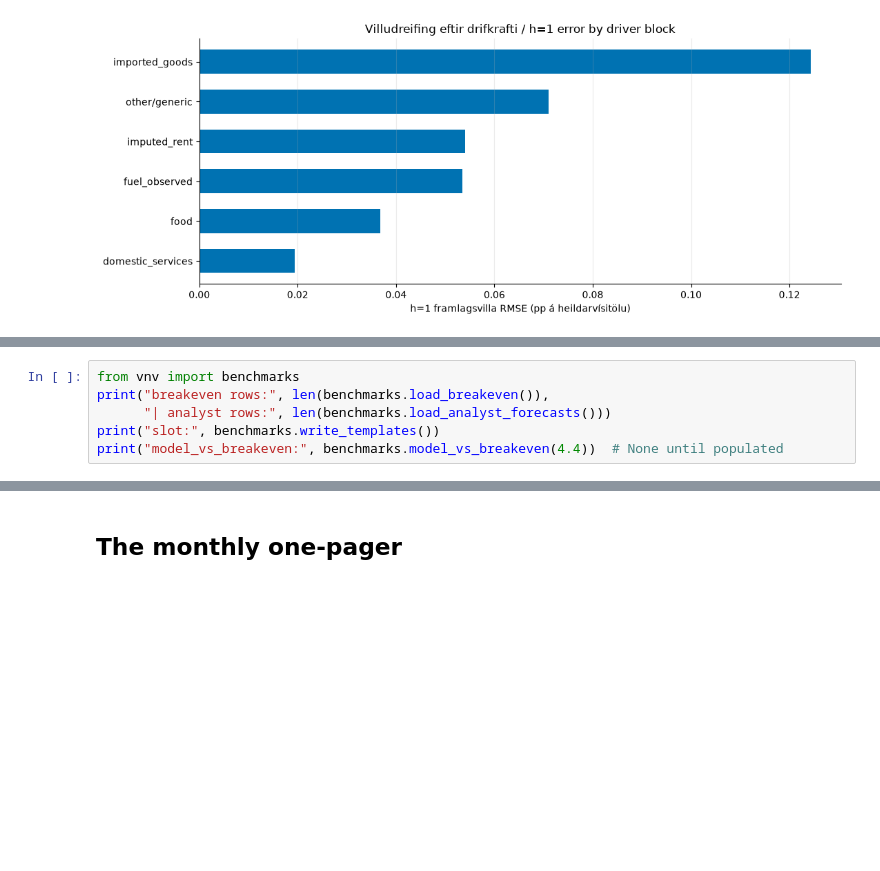
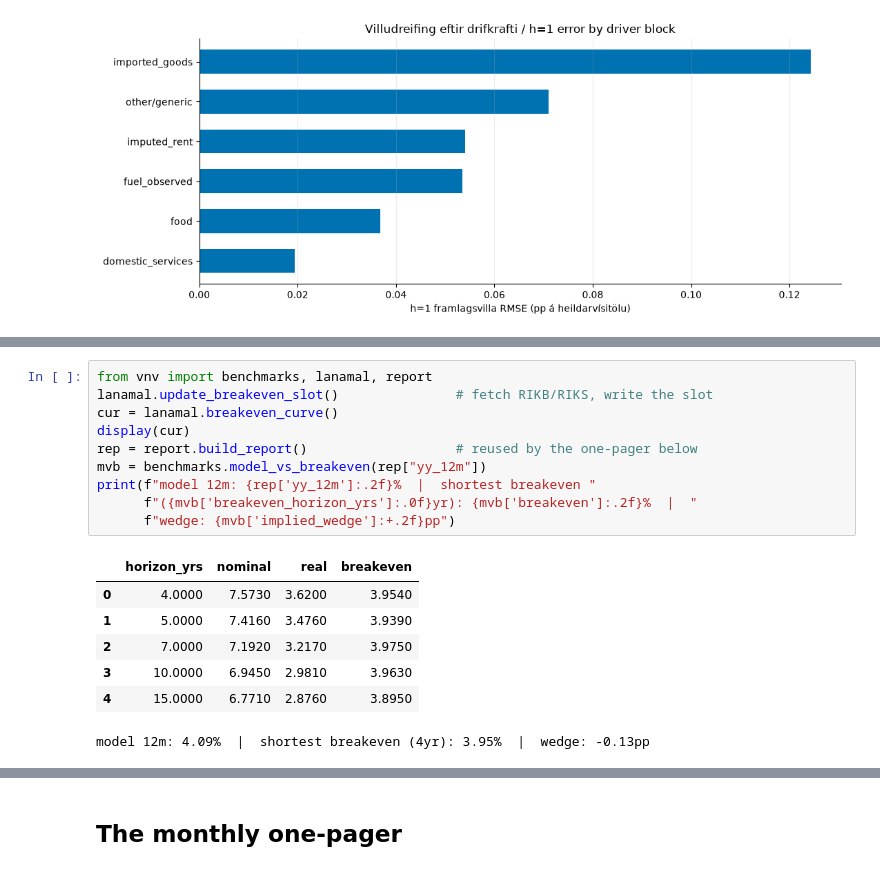
Before and after one commit to fridriksv-sys/CPI-Analysis, a Jupyter notebook: notebooks/08_backtest_report.ipynb, the cells around one changed output, grey strips where cells are left out. Cells and saved outputs as stored; diff of their text form; blank space fills up the shorter version.

```diff
--- a/notebooks/08_backtest_report.ipynb
+++ b/notebooks/08_backtest_report.ipynb
@@ -145,6 +129,0 @@ decomposition lights up automatically.
-# %%
-from vnv import benchmarks
-print("breakeven rows:", len(benchmarks.load_breakeven()),
-      "| analyst rows:", len(benchmarks.load_analyst_forecasts()))
-print("slot:", benchmarks.write_templates())
-print("model_vs_breakeven:", benchmarks.model_vs_breakeven(4.4))  # None until populated
@@ -154,0 +138,18 @@ model_vs_breakeven: None
+# %%
+from vnv import benchmarks, lanamal, report
+lanamal.update_breakeven_slot()               # fetch RIKB/RIKS, write the slot
+cur = lanamal.breakeven_curve()
+display(cur)
+rep = report.build_report()                   # reused by the one-pager below
+mvb = benchmarks.model_vs_breakeven(rep["yy_12m"])
+print(f"model 12m: {rep['yy_12m']:.2f}%  |  shortest breakeven "
+      f"({mvb['breakeven_horizon_yrs']:.0f}yr): {mvb['breakeven']:.2f}%  |  "
+      f"wedge: {mvb['implied_wedge']:+.2f}pp")
+# %% [output]
+|  | horizon_yrs | nominal | real | breakeven |
+| 0 | 4.0000 | 7.5730 | 3.6200 | 3.9540 |
+| 1 | 5.0000 | 7.4160 | 3.4760 | 3.9390 |
+| 2 | 7.0000 | 7.1920 | 3.2170 | 3.9750 |
+| 3 | 10.0000 | 6.9450 | 2.9810 | 3.9630 |
+| 4 | 15.0000 | 6.7710 | 2.8760 | 3.8950 |
+model 12m: 4.09%  |  shortest breakeven (4yr): 3.95%  |  wedge: -0.13pp
```
Also changed, not shown: parts of 7 cells of this notebook, 10 other files.
